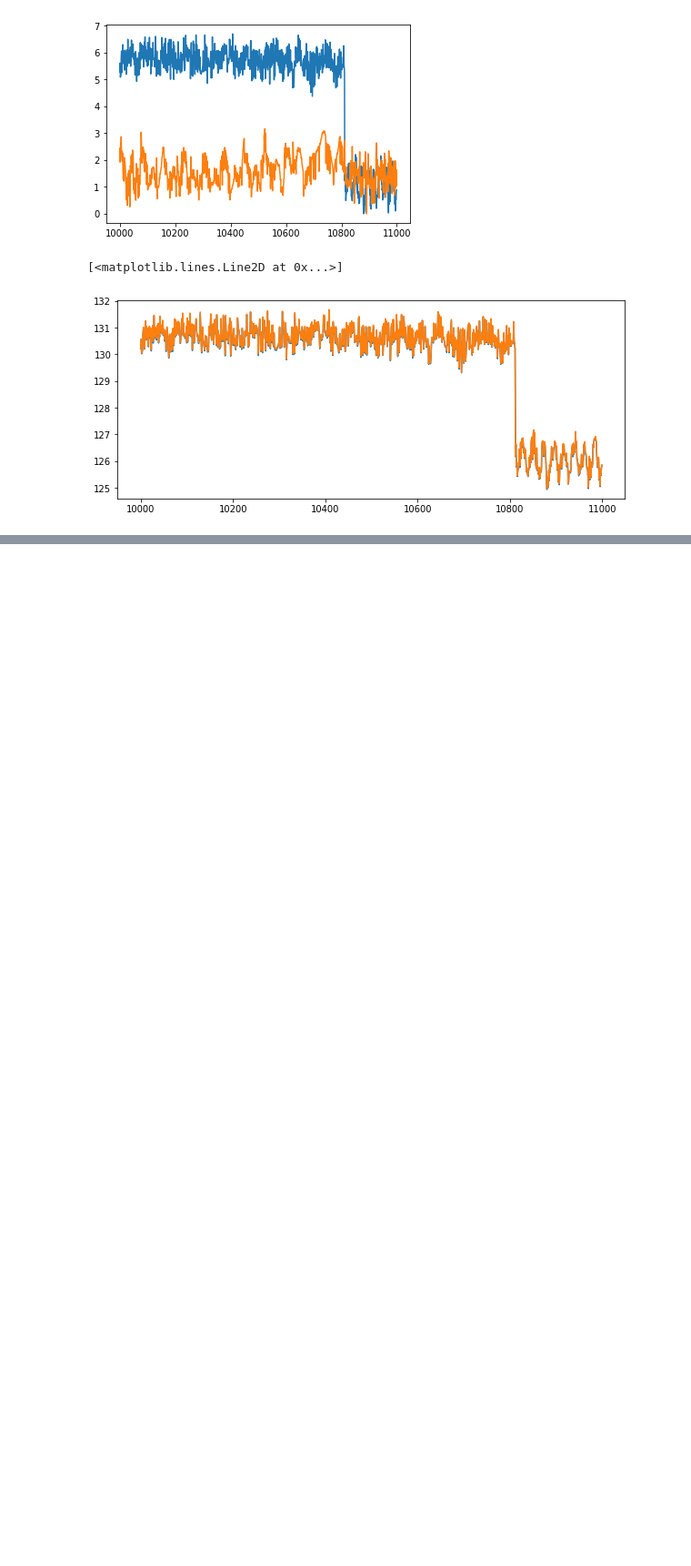
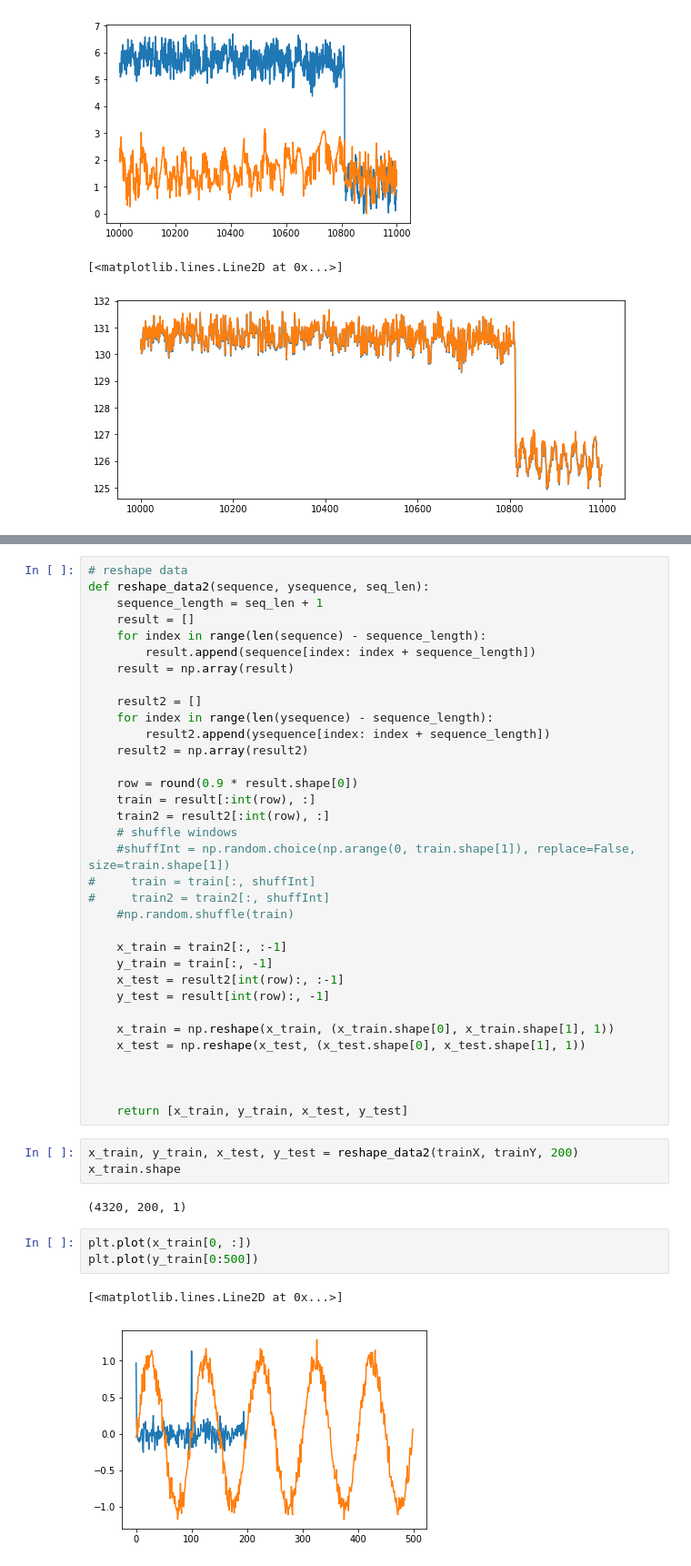
Before and after one commit to callinSwitzer/MuscleTimeseriesPrediction, a Jupyter notebook: PredictMuscleLength.ipynb, the cells around one changed output, grey strips where cells are left out. Shown at 91% size. Saved outputs shown, nothing was run; the diff lists cells and outputs as text; blank space fills up the shorter version.

```diff
--- a/PredictMuscleLength.ipynb
+++ b/PredictMuscleLength.ipynb
@@ -264,0 +280,45 @@ plt.plot(testFR.DistBwPts)
+# %%
+# reshape data
+def reshape_data2(sequence, ysequence, seq_len):
+    sequence_length = seq_len + 1
+    result = []
+    for index in range(len(sequence) - sequence_length):
+        result.append(sequence[index: index + sequence_length])
+    result = np.array(result)
+
+    result2 = []
+    for index in range(len(ysequence) - sequence_length):
+        result2.append(ysequence[index: index + sequence_length])
+    result2 = np.array(result2)
+
+    row = round(0.9 * result.shape[0])
+    train = result[:int(row), :]
+    train2 = result2[:int(row), :]
+    # shuffle windows
+    #shuffInt = np.random.choice(np.arange(0, train.shape[1]), replace=False, size=train.shape[1])
+#     train = train[:, shuffInt]
+#     train2 = train2[:, shuffInt]
+    #np.random.shuffle(train)
+
+    x_train = train2[:, :-1]
+    y_train = train[:, -1]
+    x_test = result2[int(row):, :-1]
+    y_test = result[int(row):, -1]
+
+    x_train = np.reshape(x_train, (x_train.shape[0], x_train.shape[1], 1))
+    x_test = np.reshape(x_test, (x_test.shape[0], x_test.shape[1], 1))
+
+
+
+    return [x_train, y_train, x_test, y_test]
+# %%
+x_train, y_train, x_test, y_test = reshape_data2(trainX, trainY, 200)
+x_train.shape
+# %% [output]
+(4320, 200, 1)
+# %%
+plt.plot(x_train[0, :])
+plt.plot(y_train[0:500])
+# %% [output]
+[<matplotlib.lines.Line2D at 0x...>]
+[figure, added]
```
Also changed, not shown: parts of 20 cells of this notebook.
